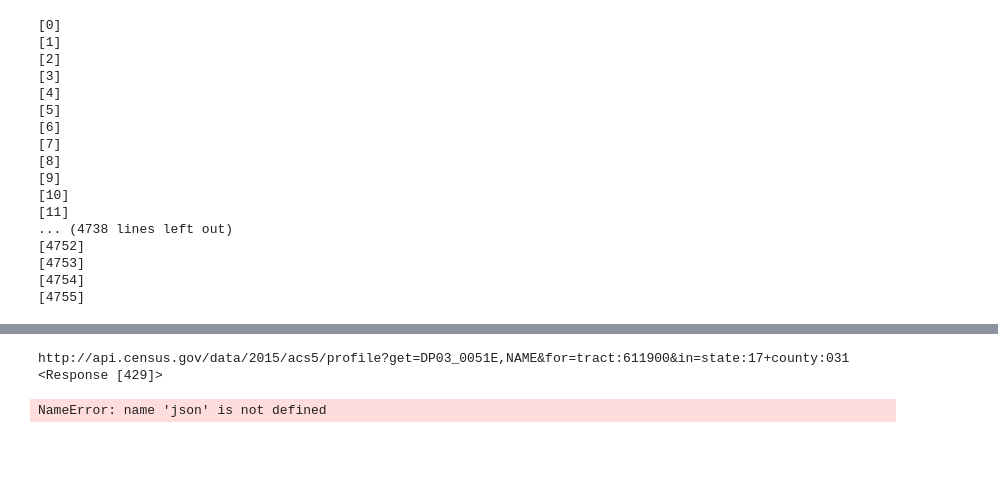
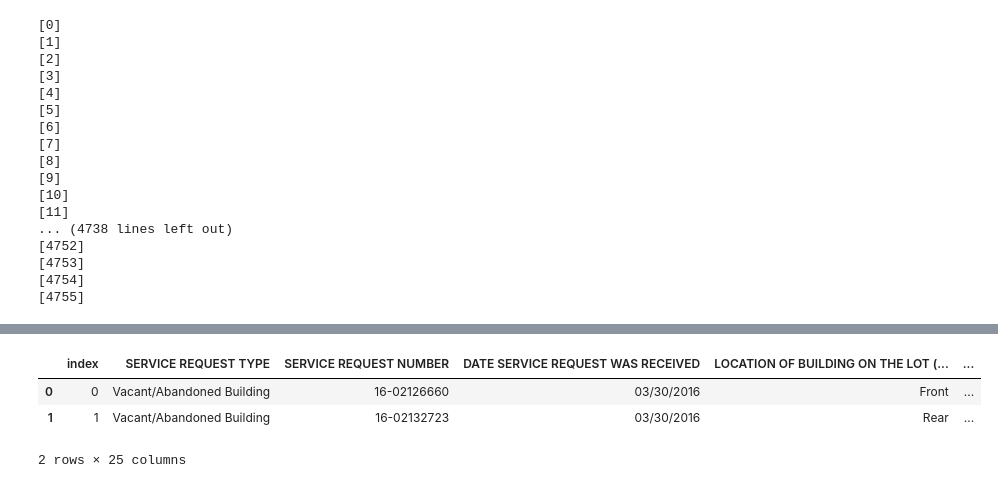
Before and after one commit to sanchez-castro/machine-learning-public-policy, a Jupyter notebook: diagnostic/diagnostic_problem2.ipynb, the cells around one changed output, grey strips where cells are left out. Cells and saved outputs as stored; diff of their text form; code cells hidden in the pictures; blank space fills up the shorter version.

```diff
--- a/diagnostic/diagnostic_problem2.ipynb
+++ b/diagnostic/diagnostic_problem2.ipynb
@@ -87,3 +98,10 @@ vacant_df_fips= fips_list[1]
+# %%
+vacant_df_fips.head(2)
+# %% [output]
+|  | index | SERVICE REQUEST TYPE | SERVICE REQUEST NUMBER | DATE SERVICE REQUEST WAS RECEIVED | LOCATION OF BUILDING ON THE LOT (... | ... |
+| 0 | 0 | Vacant/Abandoned Building | 16-02126660 | 03/30/2016 | Front | ... |
+| 1 | 1 | Vacant/Abandoned Building | 16-02132723 | 03/30/2016 | Rear | ... |
+2 rows × 25 columns
 # %%
 def get_fips_income(df):
     """
@@ -110,8 +129,2 @@ def get_fips_income(df):
 
     return household_income_list, df_new
-# %%
-get_fips_income(vacant_df_fips)
-# %% [output]
-http://api.census.gov/data/2015/acs5/profile?get=DP03_0051E,NAME&for=tract:611900&in=state:17+county:031
-<Response [429]>
-NameError: name 'json' is not defined
```
Also changed, not shown: parts of 19 cells of this notebook.
